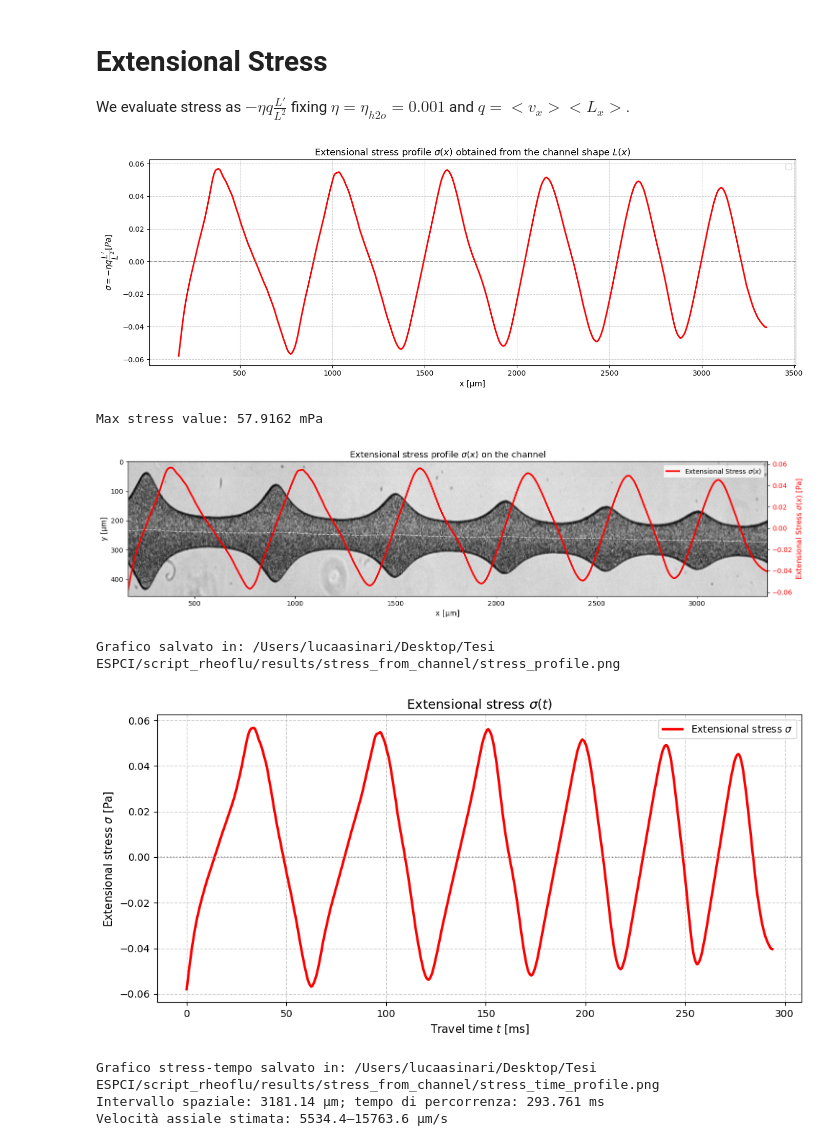
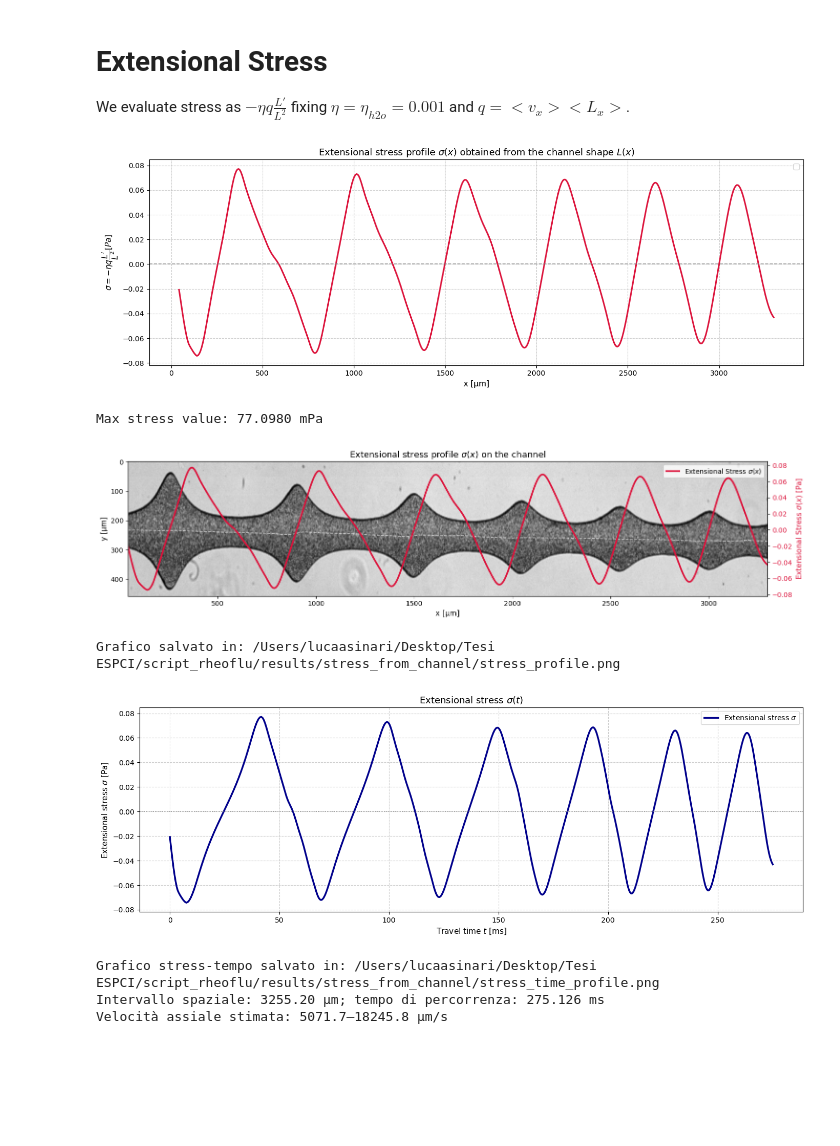
Before and after one commit to AsiLuca/Rheoflu_scripts, a Jupyter notebook: Stress_from_channel.ipynb, the cells around one changed output. Drawn from its saved outputs; the diff is of its cells as text; code cells hidden in the pictures; blank space fills up the shorter version.

Commit message:
migliorato phase diagram. Migliorato il channel finding in stress_from_channel

```diff
--- a/Stress_from_channel.ipynb
+++ b/Stress_from_channel.ipynb
@@ -13,7 +19,7 @@ from scipy.signal import savgol_filter
 # %%
 #CHANNEL = Path("F:\\Luca_Data\\20260925_test_microscope_and_camera\\fluoromax_0.25_1000fps_1uls\\fluoromax_0.25_1000fps_1uls000001.tif")
-#CHANNEL = Path("/Volumes/Elements/Rheoflu/Luca/20260925_test_microscope_and_camera/fluoromax_0.25_1000fps_1uls/fluoromax_0.25_1000fps_1uls000001.tif")
-CHANNEL = Path("/Users/lucaasinari/Desktop/piv/1ul_s/fluoromax_0.25_1000fps_1uls000001.tif")
+CHANNEL = Path("/Volumes/Elements/Rheoflu/Luca/20260925_test_microscope_and_camera/fluoromax_0.25_1000fps_1uls/fluoromax_0.25_1000fps_1uls000001.tif")
+#CHANNEL = Path("/Users/lucaasinari/Desktop/piv/1ul_s/fluoromax_0.25_1000fps_1uls000001.tif")
 OUTPUT_DIR = Path("results/stress_from_channel")
 OUTPUT_DIR.mkdir(parents=True, exist_ok=True)
 PATTERN = "*.tif"
@@ -206,8 +231,6 @@ plt.show()
 
 We evaluate stress as $-\eta q \frac{L'}{L^2}$ fixing $\eta=\eta_{h2o}= 0.001$ and $q=<v_x><L_x>$.
 # %%
-
-
 # 1. Calcolo della derivata numerica dL/dx in unità SI
 eta = 0.001  # Pa.s
 flux_uL_s = 0.1
@@ -217,16 +240,17 @@ channel_depth_mm = channel_depth_um * 1e-3
 q_mm2_s = flux_mm3_s / channel_depth_mm
 q_m2_s = q_mm2_s * 1e-6
 L_m = L_vals * pixel_size_um * 1e-6
+L_m = savgol_filter(L_m, window_length=31, polyorder=3)
 x_m = x_vals * pixel_size_um * 1e-6
 dL_dx = np.gradient(L_m, x_m)
-dL_dx_smooth = savgol_filter(dL_dx, window_length=31, polyorder=3)
+dL_dx_smooth = savgol_filter(dL_dx, window_length=15, polyorder=3)
 stress = -eta * q_m2_s * dL_dx_smooth / (L_m**2)
 
 # 2. Grafico della derivata
 fig, ax = plt.subplots(figsize=(14, 5))
 
-# Curva della derivata
-ax.plot(x_vals*pixel_size_um, stress, color="red", lw=2.2)
+# Curva dello stress
+ax.plot(x_vals*pixel_size_um, stress, color="crimson", lw=2.2)
 ax.axhline(0,color="gray",linestyle="--",alpha=0.8,lw=1.2)
 
 # Formattazione assi e titolo
@@ -244,8 +268,8 @@ plt.show()
 
 print(f"Max stress value: {np.max(np.abs(stress))*1000:.4f} mPa")
 # %% [output]
-[figure, old version]
+[figure, new version]
-Max stress value: 57.9162 mPa
+Max stress value: 77.0980 mPa
 # %%
 # 1. Dimensioni allungate e schiacciate in y
 fig, ax1 = plt.subplots(figsize=(15, 3.8))
@@ -277,13 +301,13 @@ ax2.patch.set_visible(False)
 ax2.plot(
     x_um,
     stress,
-    color="red",
+    color="crimson",
     lw=2.5,
     label=r"Extensional Stress $\sigma(x)$",
 )
 ax2.axhline(0, color="gray", linestyle=":", lw=1.2, alpha=0.8)
-ax2.set_ylabel("Extensional Stress $\sigma(x)$ [Pa]", color="red", fontsize=11)
-ax2.tick_params(axis="y", labelcolor="red")
+ax2.set_ylabel("Extensional Stress $\sigma(x)$ [Pa]", color="crimson", fontsize=11)
+ax2.tick_params(axis="y", labelcolor="crimson")
 
 # 4. Legende e titolo
 lines_1, labels_1 = ax1.get_legend_handles_labels()
@@ -298,43 +322,43 @@ save_path = Path(OUTPUT_DIR /"stress_profile.png").resolve()
 fig.savefig(save_path, dpi=300, bbox_inches="tight")
 print(f"Grafico salvato in: {save_path}")
 # %% [output]
-[figure, old version]
+[figure, new version]
 Grafico salvato in: /Users/lucaasinari/Desktop/Tesi ESPCI/script_rheoflu/results/stress_from_channel/stress_profile.png
 # %%
 # Stress profile as a function of the fluid travel time
 x_mm = (x_vals - x_vals[0]) * pixel_size_um * 1e-3
 channel_width_mm = L_vals * pixel_size_um * 1e-3
 if np.any(~np.isfinite(channel_width_mm)) or np.any(channel_width_mm <= 0):
     raise ValueError("Channel widths must be finite and positive to calculate velocity.")
 if np.any(~np.isfinite(x_mm)) or np.any(np.diff(x_mm) <= 0):
     raise ValueError("x_vals must be finite and strictly increasing to calculate travel time.")
 
 v_x_mm_s = q_mm2_s / channel_width_mm
 if np.any(~np.isfinite(v_x_mm_s)) or np.any(v_x_mm_s <= 0):
     raise ValueError("The estimated axial velocity must be finite and positive.")
 
 # Integrate dt = dx / v(x) using the trapezoidal rule.
 dt_s = 0.5 * (1 / v_x_mm_s[:-1] + 1 / v_x_mm_s[1:]) * np.diff(x_mm)
 t_ms = np.concatenate(([0.0], np.cumsum(dt_s))) * 1e3
 
-fig, ax = plt.subplots(figsize=(10, 5))
-ax.plot(t_ms, stress, color="red", lw=2.5, label=r"Extensional stress $\sigma$")
+fig, ax = plt.subplots(figsize=(14,5))
+ax.plot(t_ms, stress, color="darkblue", lw=2.5, label=r"Extensional stress $\sigma$")
 ax.axhline(0, color="gray", linestyle=":", lw=1.2, alpha=0.8)
 ax.set_xlabel("Travel time $t$ [ms]", fontsize=11)
 ax.set_ylabel(r"Extensional stress $\sigma$ [Pa]", fontsize=11)
 ax.set_title(r"Extensional stress $\sigma(t)$", fontsize=13)
 ax.grid(True, linestyle="--", alpha=0.6)
 ax.legend(loc="best")
 fig.tight_layout()
 plt.show()
 
 save_path = Path(OUTPUT_DIR / "stress_time_profile.png").resolve()
 fig.savefig(save_path, dpi=300, bbox_inches="tight")
 print(f"Grafico stress-tempo salvato in: {save_path}")
 print(f"Intervallo spaziale: {x_mm[-1] * 1e3:.2f} µm; tempo di percorrenza: {t_ms[-1]:.3f} ms")
 print(f"Velocità assiale stimata: {v_x_mm_s.min() * 1e3:.1f}–{v_x_mm_s.max() * 1e3:.1f} µm/s")
 # %% [output]
-[figure, old version]
+[figure, new version]
 Grafico stress-tempo salvato in: /Users/lucaasinari/Desktop/Tesi ESPCI/script_rheoflu/results/stress_from_channel/stress_time_profile.png
-Intervallo spaziale: 3181.14 µm; tempo di percorrenza: 293.761 ms
-Velocità assiale stimata: 5534.4–15763.6 µm/s
+Intervallo spaziale: 3255.20 µm; tempo di percorrenza: 275.126 ms
+Velocità assiale stimata: 5071.7–18245.8 µm/s
```
Also changed, not shown: parts of 11 cells of this notebook, 2 other files.
